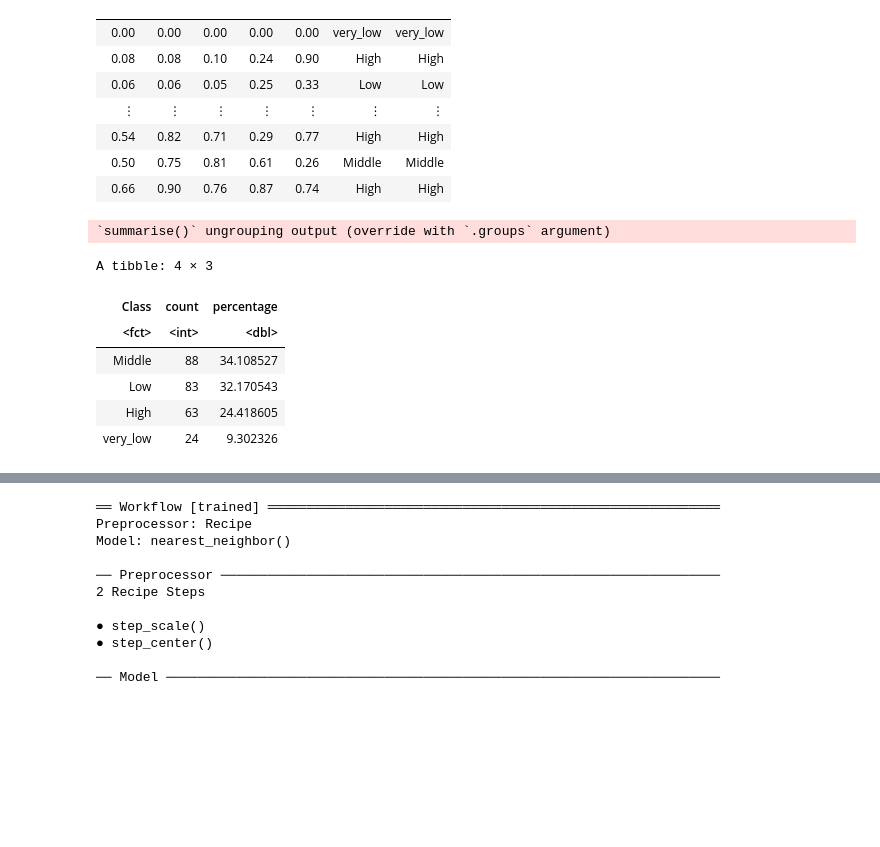
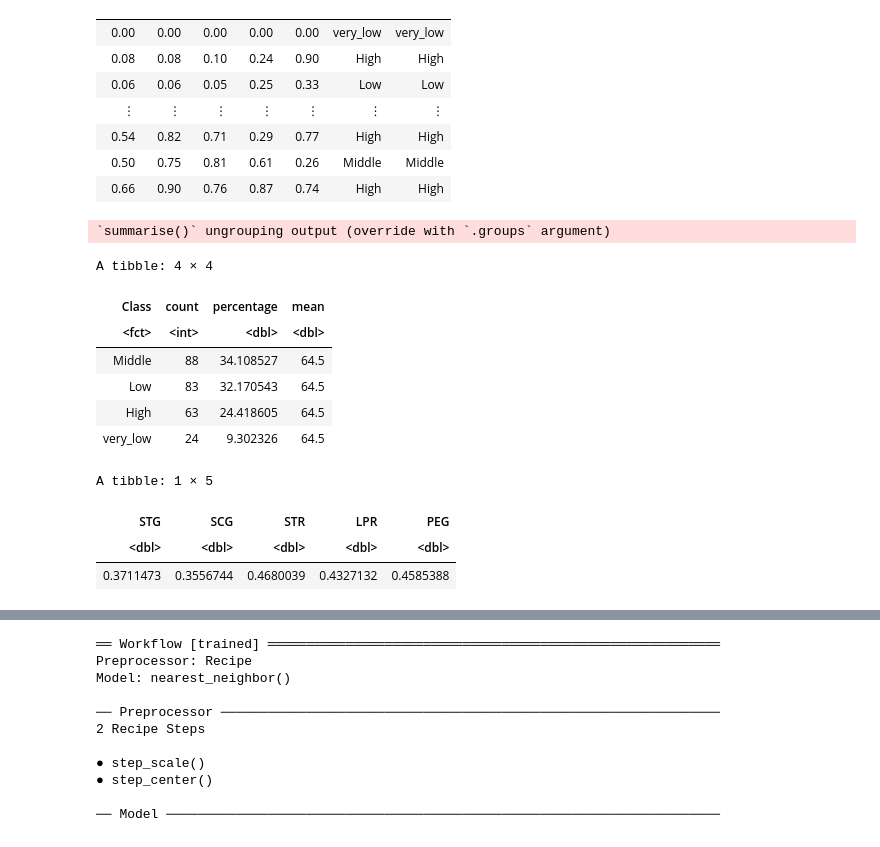
Before and after one commit to YitongZhang01/User-Knowledg-Level-Modelling-and-Analysis, a Jupyter notebook: group_project.ipynb, the cells around one changed output, grey strips where cells are left out. Cells and saved outputs as stored; diff of their text form; code cells hidden in the pictures; blank space fills up the shorter version.

```diff
--- a/group_project.ipynb
+++ b/group_project.ipynb
@@ -35,3 +37,11 @@ train <- read_excel("data/Training_data.xls") %>% mutate(Class = as_factor(UNS))
+# %%
+url <- "https://github.com/YitongZhang01/DSCI100_Group_Project/blob/main/data/Training_data.xls?raw=true"
+file <- download.file(url, 'data/training_data.xls')
+train <- read_excel('data/training_data.xls') %>% mutate(Class = as_factor(UNS))
+# data <- read_xls(path = 'Group_project/DSCI100_Group_Project/data/training_test.xls')
+# data <- read_excel('Group_project/DSCI100_Group_Project/data/training.xls')
+
+# train <- read_excel(url) %>% mutate(Class = as_factor(UNS))
 # %%
 train
 # %% [output]
@@ -48,19 +58,30 @@ A tibble: 258 × 7
 # %%
 # explore data
 num_obs <- nrow(train)
-train %>%
+train_exp <- train %>%
   group_by(Class) %>%
   summarize(
     count = n(),
-    percentage = n() / num_obs * 100
+    percentage = n() / num_obs * 100,
+    mean = num_obs/4
   )%>%
 arrange(by=desc(percentage))
+train_exp
+
+#calculate the average for each column
+train_avg<- summarize(train,
+        across(STG:PEG,mean))
+train_avg
 # %% [output]
 `summarise()` ungrouping output (override with `.groups` argument)
-A tibble: 4 × 3
+A tibble: 4 × 4
-| Class | count | percentage |
-| <fct> | <int> | <dbl> |
-| Middle | 88 | 34.108527 |
-| Low | 83 | 32.170543 |
-| High | 63 | 24.418605 |
-| very_low | 24 | 9.302326 |
+| Class | count | percentage | mean |
+| <fct> | <int> | <dbl> | <dbl> |
+| Middle | 88 | 34.108527 | 64.5 |
+| Low | 83 | 32.170543 | 64.5 |
+| High | 63 | 24.418605 | 64.5 |
+| very_low | 24 | 9.302326 | 64.5 |
+A tibble: 1 × 5
+| STG | SCG | STR | LPR | PEG |
+| <dbl> | <dbl> | <dbl> | <dbl> | <dbl> |
+| 0.3711473 | 0.3556744 | 0.4680039 | 0.4327132 | 0.4585388 |
```
Also changed, not shown: parts of 15 cells of this notebook.
